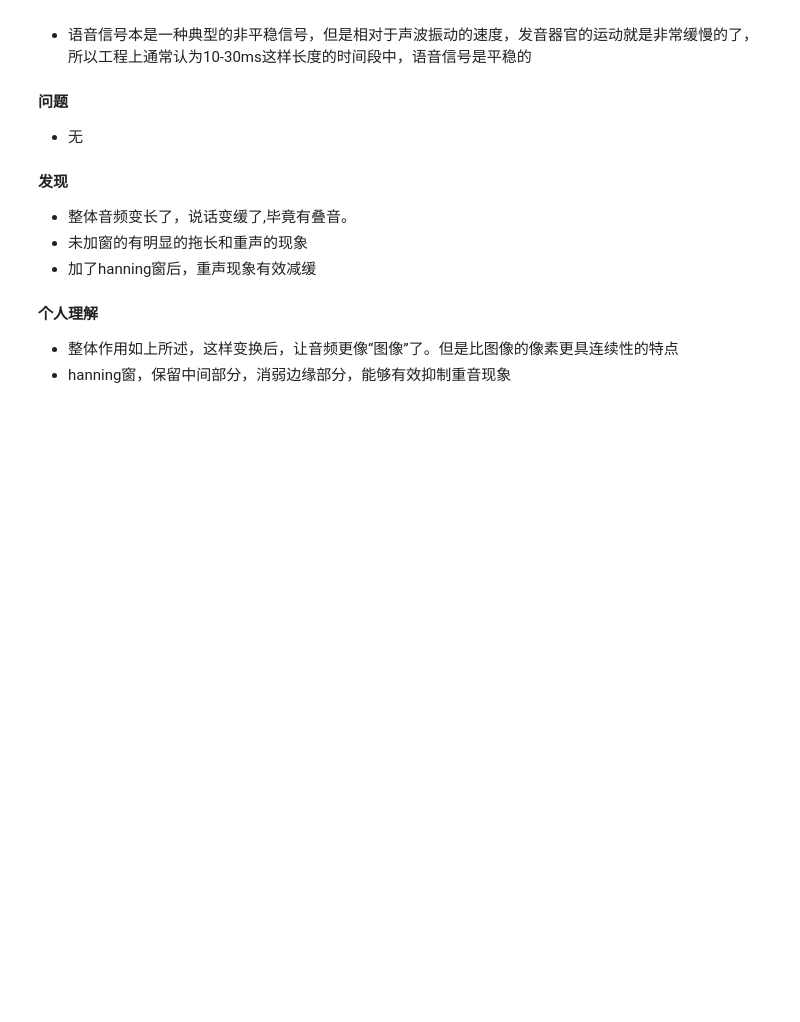
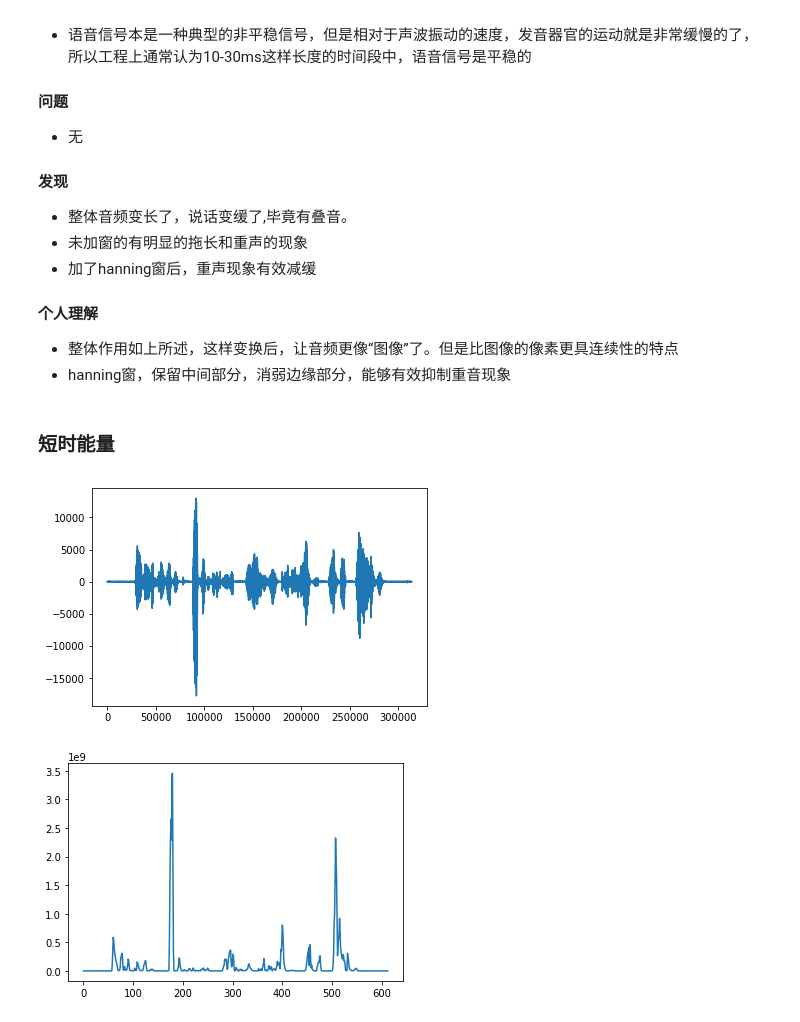
Before and after one commit to wangtianrui/sounds_pretreatment, a Jupyter notebook: sounds pretreatment.ipynb, the cells around one changed output. Saved outputs shown, nothing was run; the diff lists cells and outputs as text; code cells hidden in the pictures; blank space fills up the shorter version.

```diff
--- a/sounds pretreatment.ipynb
+++ b/sounds pretreatment.ipynb
@@ -137,0 +141,18 @@ play_sound(hanning_frames.flatten(),len(hanning_frames.flatten()))
+# %% [markdown]
+### 短时能量
+# %%
+#短时能量
+def cal_energy(frames):
+    energy = []
+    for frame in frames:
+        sum = 0
+        for i in frame:
+            sum += i**2
+        energy.append(sum)
+    return energy
+# %%
+plot_sound(hanning_frames.flatten())
+plot_sound(cal_energy(hanning_frames))
+# %% [output]
+[figure, added]
+[figure, added]
```
Also changed, not shown: parts of 19 cells of this notebook.
